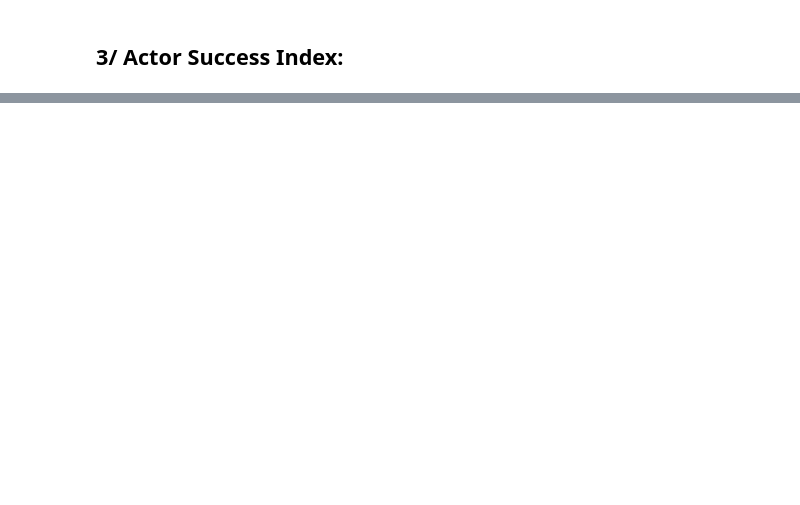
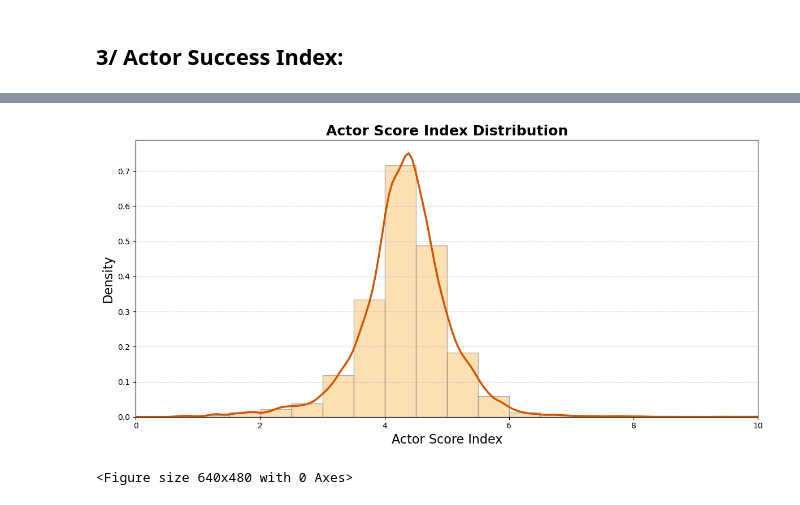
Before and after one commit to epfl-ada/ada-2024-project-sigma-squad, a Jupyter notebook: results.ipynb, the cells around one changed output, grey strips where cells are left out. Saved outputs shown, nothing was run; the diff lists cells and outputs as text; code cells hidden in the pictures; blank space fills up the shorter version.

```diff
--- a/results.ipynb
+++ b/results.ipynb
@@ -124,2 +126,12 @@ To build the actor score, we have come up with a multiplier and streak system. F
 # %%
 actor_df = actor_data(df)
+actor_df = actor_success_index(actor_df)
+# %%
+hist_std_config(actor_df, 'Actor Score Index')
+
+
+plt.tight_layout()
+plt.show()
+# %% [output]
+[figure, added]
+<Figure size 640x480 with 0 Axes>
```
Also changed, not shown: parts of 4 cells of this notebook.
